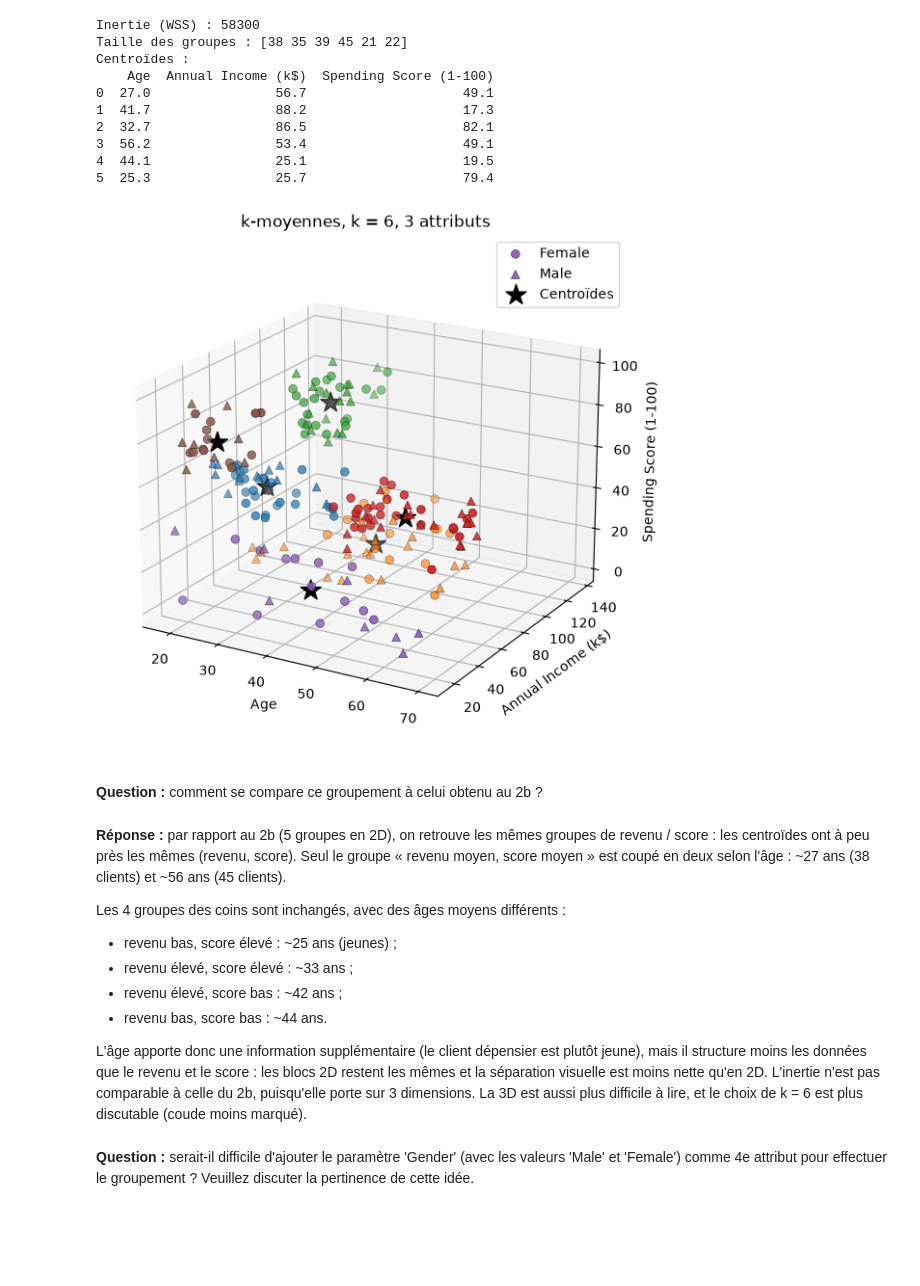
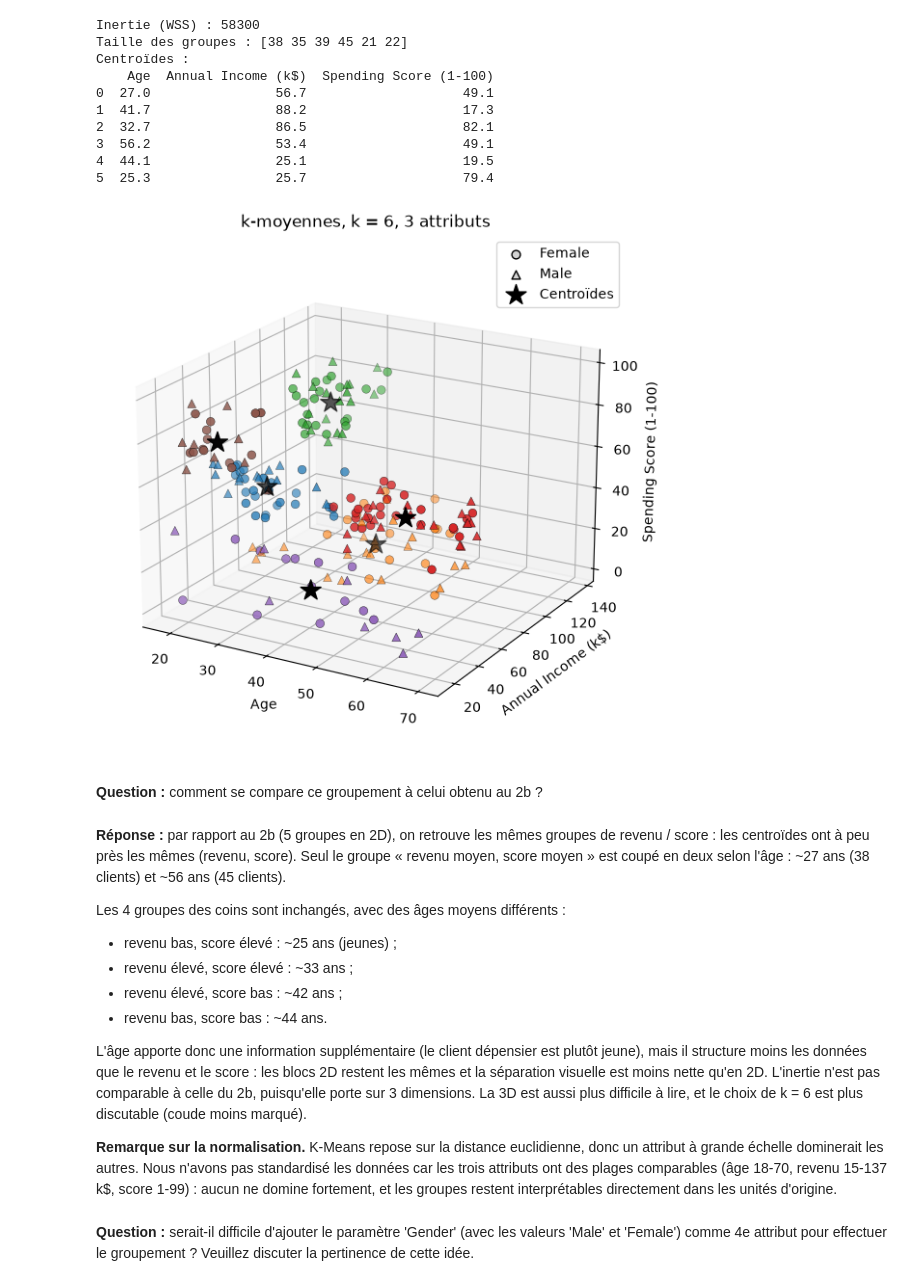
Before and after one commit to mouhamed-sakho10/APN_labs, a Jupyter notebook: lab5/Labo5_Groupement_simple_Giovannetti_Sakho.ipynb, the cells around one changed output. Drawn from its saved outputs; the diff is of its cells as text; code cells hidden in the pictures; blank space fills up the shorter version.

```diff
--- a/lab5/Labo5_Groupement_simple_Giovannetti_Sakho.ipynb
+++ b/lab5/Labo5_Groupement_simple_Giovannetti_Sakho.ipynb
@@ -390,23 +402,25 @@ Centroïdes :
 # %%
 fig = plt.figure(figsize=(8, 7))
 ax = fig.add_subplot(projection="3d")
 cmap = plt.get_cmap("tab10")
 for gender, marker in [("Female", "o"), ("Male", "^")]:
     mask = (clients_df["Gender"] == gender).to_numpy()
     ax.scatter(clients_df.loc[mask, cols_3d[0]], clients_df.loc[mask, cols_3d[1]],
                clients_df.loc[mask, cols_3d[2]], c=[cmap(l) for l in labels6[mask]],
-               marker=marker, edgecolor="k", linewidth=0.3, s=40, label=gender)
+               marker=marker, edgecolor="k", linewidth=0.3, s=40)
+    # marqueur gris pour la légende : la couleur indique le groupe, pas le sexe
+    ax.scatter([], [], [], c="lightgray", marker=marker, edgecolor="k", s=40, label=gender)
 c = km6.cluster_centers_
 ax.scatter(c[:, 0], c[:, 1], c[:, 2], c="k", marker="*", s=250, label="Centroïdes")
 ax.set_xlabel(cols_3d[0])
 ax.set_ylabel(cols_3d[1])
 ax.set_zlabel(cols_3d[2])
 ax.set_title("k-moyennes, k = 6, 3 attributs")
 ax.view_init(elev=20, azim=-60)
 ax.legend()
 plt.show()
 # %% [output]
-[figure, old version]
+[figure, new version]
 # %% [markdown]
 **Question :** comment se compare ce groupement à celui obtenu au 2b ?
 # %% [markdown]
@@ -419,6 +433,8 @@ Les 4 groupes des coins sont inchangés, avec des âges moyens différents :
 * revenu bas, score bas : ~44 ans.
 
 L'âge apporte donc une information supplémentaire (le client dépensier est plutôt jeune), mais il structure moins les données que le revenu et le score : les blocs 2D restent les mêmes et la séparation visuelle est moins nette qu'en 2D. L'inertie n'est pas comparable à celle du 2b, puisqu'elle porte sur 3 dimensions. La 3D est aussi plus difficile à lire, et le choix de k = 6 est plus discutable (coude moins marqué).
+
+**Remarque sur la normalisation.** K-Means repose sur la distance euclidienne, donc un attribut à grande échelle dominerait les autres. Nous n'avons pas standardisé les données car les trois attributs ont des plages comparables (âge 18-70, revenu 15-137 k$, score 1-99) : aucun ne domine fortement, et les groupes restent interprétables directement dans les unités d'origine.
 # %% [markdown]
 **Question :** serait-il difficile d'ajouter le paramètre 'Gender' (avec les valeurs 'Male' et 'Female') comme 4e attribut pour effectuer le groupement ?  Veuillez discuter la pertinence de cette idée.
 # %% [markdown]
```
Also changed, not shown: parts of 6 cells of this notebook, 1 other file.
